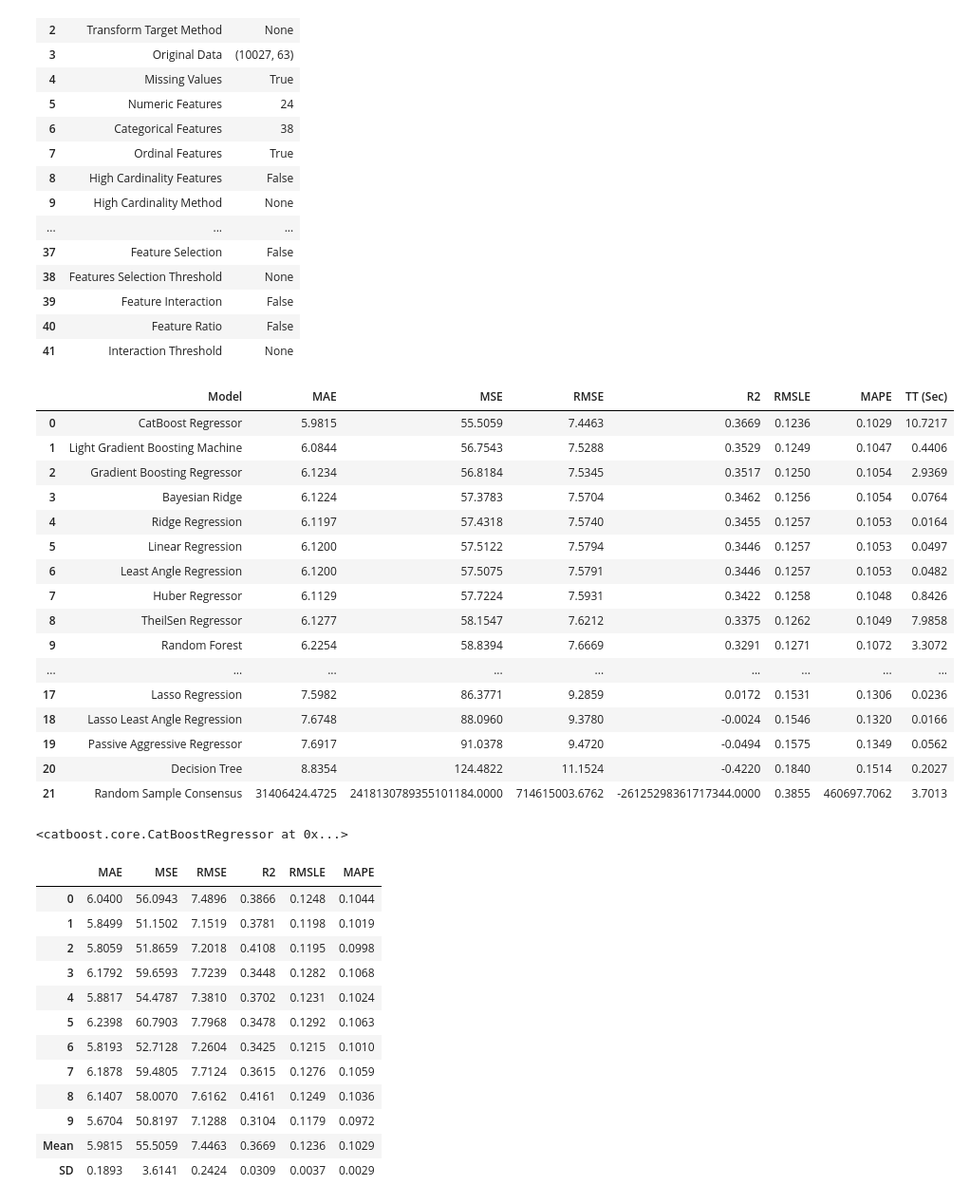
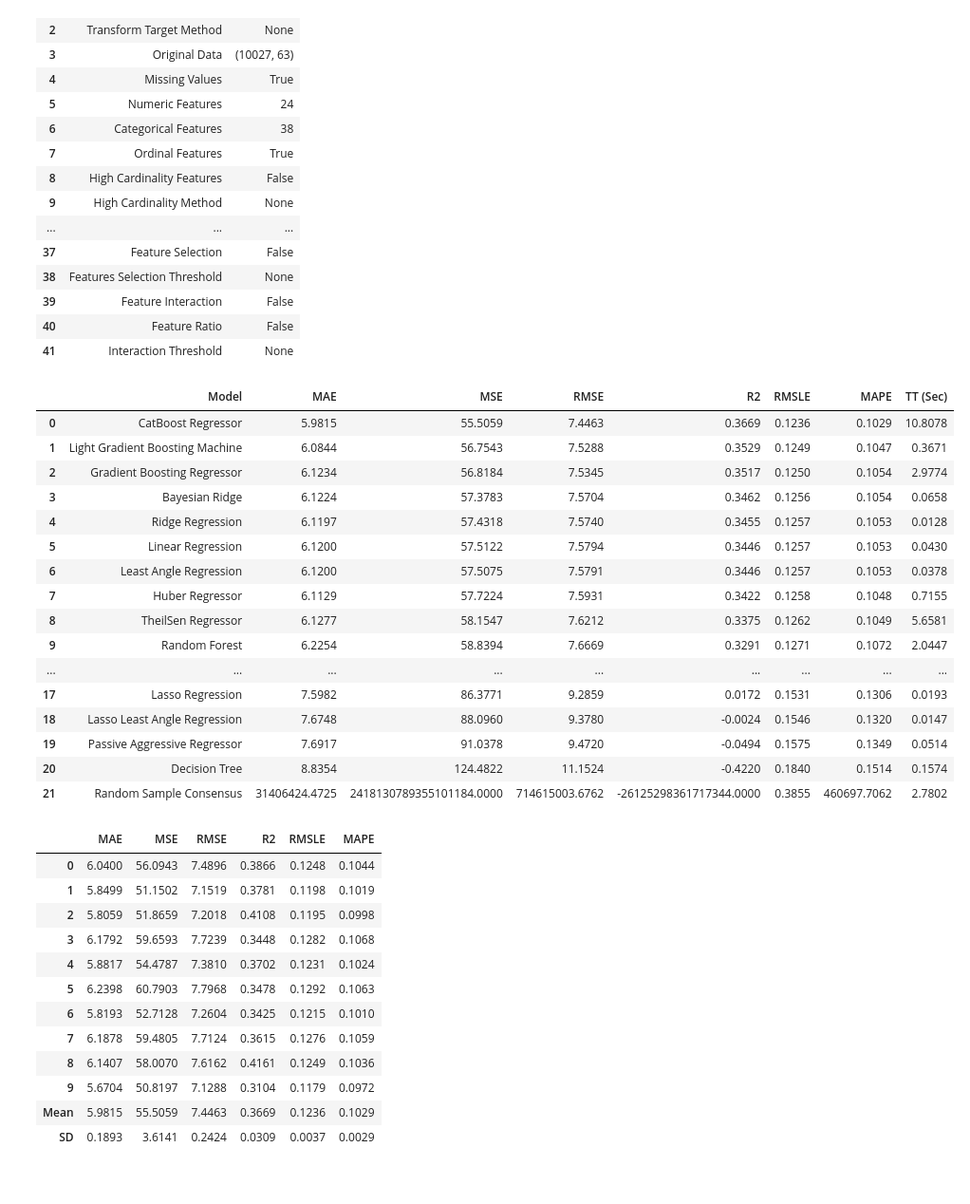
Before and after one commit to FoeinLove/DKU, a Jupyter notebook: Task(2020-10-13).ipynb, the cells around one changed output. Shown: that part at 95% size. Cells and saved outputs as stored; diff of their text form; code cells hidden in the pictures.

```diff
--- a/Task(2020-10-13).ipynb
+++ b/Task(2020-10-13).ipynb
@@ -123,27 +88,26 @@ Setup Succesfully Completed.
 | 39 | Feature Interaction | False |
 | 40 | Feature Ratio | False |
 | 41 | Interaction Threshold | None |
-# %%
-compare_models()
-# %% [output]
-|  | Model | MAE | MSE | RMSE | R2 | RMSLE | MAPE | TT (Sec) |
-| 0 | CatBoost Regressor | 5.9815 | 55.5059 | 7.4463 | 0.3669 | 0.1236 | 0.1029 | 10.7217 |
-| 1 | Light Gradient Boosting Machine | 6.0844 | 56.7543 | 7.5288 | 0.3529 | 0.1249 | 0.1047 | 0.4406 |
-| 2 | Gradient Boosting Regressor | 6.1234 | 56.8184 | 7.5345 | 0.3517 | 0.1250 | 0.1054 | 2.9369 |
-| 3 | Bayesian Ridge | 6.1224 | 57.3783 | 7.5704 | 0.3462 | 0.1256 | 0.1054 | 0.0764 |
-| 4 | Ridge Regression | 6.1197 | 57.4318 | 7.5740 | 0.3455 | 0.1257 | 0.1053 | 0.0164 |
-| 5 | Linear Regression | 6.1200 | 57.5122 | 7.5794 | 0.3446 | 0.1257 | 0.1053 | 0.0497 |
-| 6 | Least Angle Regression | 6.1200 | 57.5075 | 7.5791 | 0.3446 | 0.1257 | 0.1053 | 0.0482 |
-| 7 | Huber Regressor | 6.1129 | 57.7224 | 7.5931 | 0.3422 | 0.1258 | 0.1048 | 0.8426 |
-| 8 | TheilSen Regressor | 6.1277 | 58.1547 | 7.6212 | 0.3375 | 0.1262 | 0.1049 | 7.9858 |
-| 9 | Random Forest | 6.2254 | 58.8394 | 7.6669 | 0.3291 | 0.1271 | 0.1072 | 3.3072 |
-| ... | ... | ... | ... | ... | ... | ... | ... | ... |
-| 17 | Lasso Regression | 7.5982 | 86.3771 | 9.2859 | 0.0172 | 0.1531 | 0.1306 | 0.0236 |
-| 18 | Lasso Least Angle Regression | 7.6748 | 88.0960 | 9.3780 | -0.0024 | 0.1546 | 0.1320 | 0.0166 |
-| 19 | Passive Aggressive Regressor | 7.6917 | 91.0378 | 9.4720 | -0.0494 | 0.1575 | 0.1349 | 0.0562 |
-| 20 | Decision Tree | 8.8354 | 124.4822 | 11.1524 | -0.4220 | 0.1840 | 0.1514 | 0.2027 |
-| 21 | Random Sample Consensus | 31406424.4725 | 2418130789355101184.0000 | 714615003.6762 | -26125298361717344.0000 | 0.3855 | 460697.7062 | 3.7013 |
-<catboost.core.CatBoostRegressor at 0x...>
+# %%
+best_task1 = compare_models()
+# %% [output]
+|  | Model | MAE | MSE | RMSE | R2 | RMSLE | MAPE | TT (Sec) |
+| 0 | CatBoost Regressor | 5.9815 | 55.5059 | 7.4463 | 0.3669 | 0.1236 | 0.1029 | 10.8078 |
+| 1 | Light Gradient Boosting Machine | 6.0844 | 56.7543 | 7.5288 | 0.3529 | 0.1249 | 0.1047 | 0.3671 |
+| 2 | Gradient Boosting Regressor | 6.1234 | 56.8184 | 7.5345 | 0.3517 | 0.1250 | 0.1054 | 2.9774 |
+| 3 | Bayesian Ridge | 6.1224 | 57.3783 | 7.5704 | 0.3462 | 0.1256 | 0.1054 | 0.0658 |
+| 4 | Ridge Regression | 6.1197 | 57.4318 | 7.5740 | 0.3455 | 0.1257 | 0.1053 | 0.0128 |
+| 5 | Linear Regression | 6.1200 | 57.5122 | 7.5794 | 0.3446 | 0.1257 | 0.1053 | 0.0430 |
+| 6 | Least Angle Regression | 6.1200 | 57.5075 | 7.5791 | 0.3446 | 0.1257 | 0.1053 | 0.0378 |
+| 7 | Huber Regressor | 6.1129 | 57.7224 | 7.5931 | 0.3422 | 0.1258 | 0.1048 | 0.7155 |
+| 8 | TheilSen Regressor | 6.1277 | 58.1547 | 7.6212 | 0.3375 | 0.1262 | 0.1049 | 5.6581 |
+| 9 | Random Forest | 6.2254 | 58.8394 | 7.6669 | 0.3291 | 0.1271 | 0.1072 | 2.0447 |
+| ... | ... | ... | ... | ... | ... | ... | ... | ... |
+| 17 | Lasso Regression | 7.5982 | 86.3771 | 9.2859 | 0.0172 | 0.1531 | 0.1306 | 0.0193 |
+| 18 | Lasso Least Angle Regression | 7.6748 | 88.0960 | 9.3780 | -0.0024 | 0.1546 | 0.1320 | 0.0147 |
+| 19 | Passive Aggressive Regressor | 7.6917 | 91.0378 | 9.4720 | -0.0494 | 0.1575 | 0.1349 | 0.0514 |
+| 20 | Decision Tree | 8.8354 | 124.4822 | 11.1524 | -0.4220 | 0.1840 | 0.1514 | 0.1574 |
+| 21 | Random Sample Consensus | 31406424.4725 | 2418130789355101184.0000 | 714615003.6762 | -26125298361717344.0000 | 0.3855 | 460697.7062 | 2.7802 |
 # %%
 cat = create_model('catboost')
 # %% [output]
```
Also changed, not shown: parts of 49 cells of this notebook, 8 other files.
